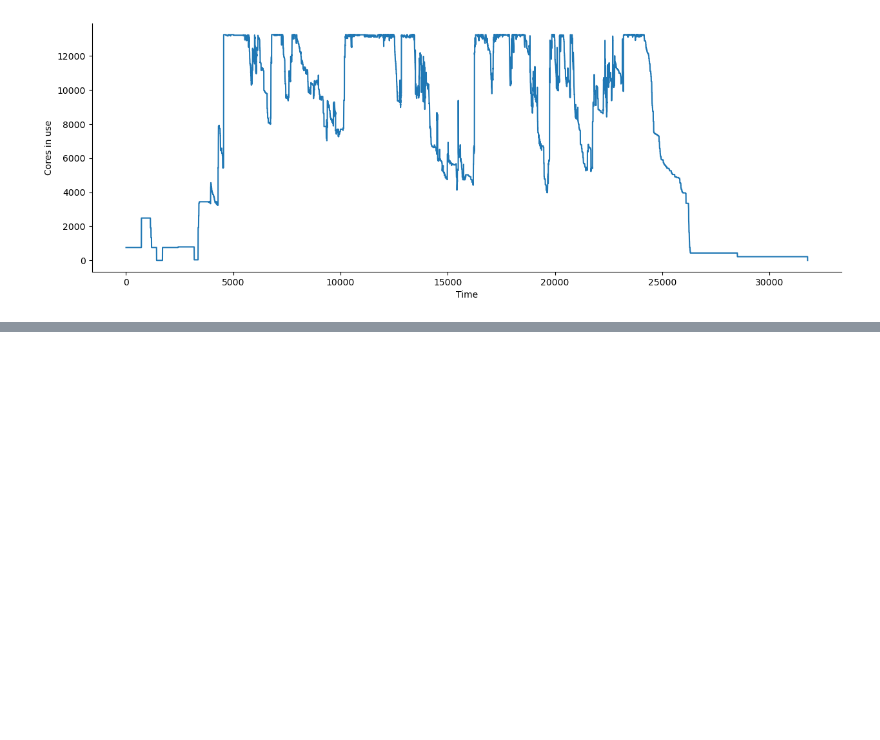
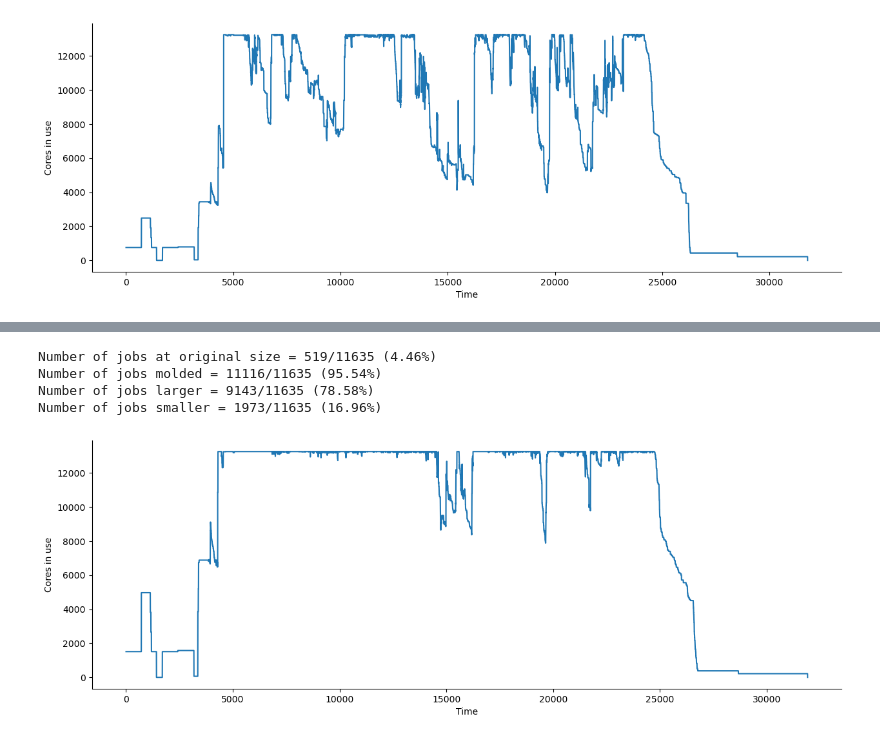
Before and after one commit to EPCCed/mira-cirrus-elastisim, a Jupyter notebook: analysis/job_load_analysis.ipynb, the cells around one changed output, grey strips where cells are left out. Drawn from its saved outputs; the diff is of its cells as text; code cells hidden in the pictures; blank space fills up the shorter version.

```diff
--- a/analysis/job_load_analysis.ipynb
+++ b/analysis/job_load_analysis.ipynb
@@ -105,0 +139,4 @@ plt.savefig("measured_load.png")
+# %%
+nodedata_df = pd.read_csv('../cirrus-cpu-simple-moldable/data/output/node_utilization.csv')
+nodedata_df['Count'] = 1
+nodedata_df.tail()
@@ -105,0 +150,18 @@ plt.savefig("measured_load.png")
+# %%
+# nodecount_grouped = nodedata_df.groupby(by='Running jobs')['Count'].sum()
+nodecount_grouped = nodedata_df.loc[nodedata_df['State'] == 'allocated'].groupby(by='Running jobs', sort=False)['Running jobs'].count()
+# %%
+
+for i, job in enumerate(moldable_job_l):
+    cores = nodecount_grouped.iloc[i]
+    moldable_job_l[i]['Nodes'] = cores
+    totuse = totuse + float(moldable_job_l[i]['Makespan'])
+    if float(moldable_job_l[i]['End Time']) > maxtime:
+        maxtime = math.ceil(float(moldable_job_l[i]['End Time']))
+
+moldable_job_df = pd.DataFrame(moldable_job_l)
+print(moldable_job_df)
+
+print(len(moldable_job_l))
+print(maxtime)
+print(totuse)
@@ -105,0 +186,34 @@ plt.savefig("measured_load.png")
+# %%
+nrigid = len(moldable_job_df.loc[moldable_job_df['Nodes'] == moldable_job_df['BaseNodes']])
+nmoldable = len(moldable_job_df.loc[moldable_job_df['Nodes'] != moldable_job_df['BaseNodes']])
+nlarger = len(moldable_job_df.loc[moldable_job_df['Nodes'] > moldable_job_df['BaseNodes']])
+nsmaller = len(moldable_job_df.loc[moldable_job_df['Nodes'] < moldable_job_df['BaseNodes']])
+ntot = len(moldable_job_df)
+
+print(f'Number of jobs at original size = {nrigid}/{ntot} ({100*nrigid/ntot:.2f}%)')
+print(f'Number of jobs molded = {nmoldable}/{ntot} ({100*nmoldable/ntot:.2f}%)')
+print(f'Number of jobs larger = {nlarger}/{ntot} ({100*nlarger/ntot:.2f}%)')
+print(f'Number of jobs smaller = {nsmaller}/{ntot} ({100*nsmaller/ntot:.2f}%)')
+# %% [output]
+Number of jobs at original size = 519/11635 (4.46%)
+Number of jobs molded = 11116/11635 (95.54%)
+Number of jobs larger = 9143/11635 (78.58%)
+Number of jobs smaller = 1973/11635 (16.96%)
+# %%
+moldable_load_a = np.zeros(maxtime+1, dtype=int)
+for job in moldable_job_l:
+    temp_a = np.zeros(maxtime+1, dtype=int)
+    istart = math.floor(float(job['Start Time']))
+    iend = math.ceil(float(job['End Time']))
+    nodes = int(job['Nodes'])
+    temp_a[istart:iend] = nodes
+    moldable_load_a = moldable_load_a + temp_a
+# %%
+plt.figure(figsize=(15, 5))
+plt.plot(moldable_load_a)
+plt.xlabel("Time")
+plt.ylabel("Cores in use")
+sns.despine()
+plt.savefig("simulated_load_moldable.png")
+# %% [output]
+[figure, added]
```
Also changed, not shown: parts of 20 cells of this notebook, 2 other files.
